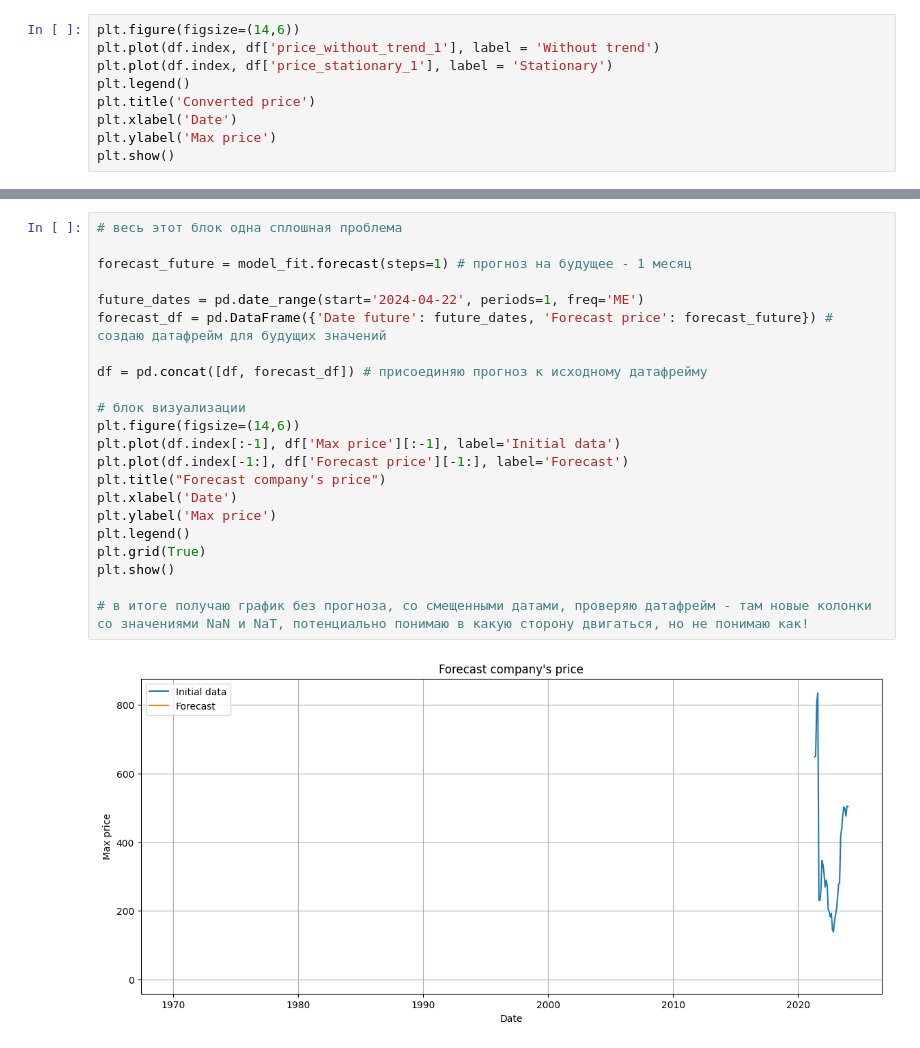
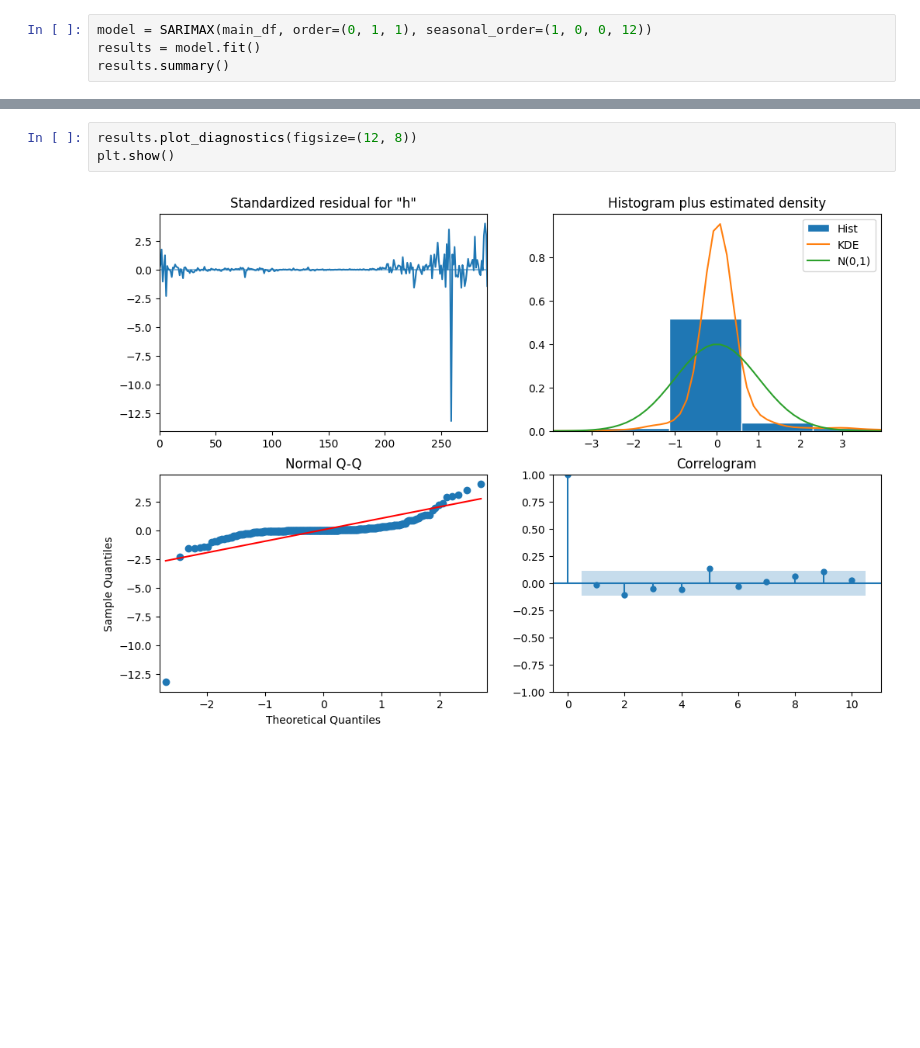
Before and after one commit to qqcof/datascience_project, a Jupyter notebook: forecast.ipynb, the cells around one changed output, grey strips where cells are left out. Saved outputs shown, nothing was run; the diff lists cells and outputs as text; blank space fills up the shorter version.

Commit message:
Изменен подход к обучению модели временных рядов и итоговому прогнозу

```diff
--- a/forecast.ipynb
+++ b/forecast.ipynb
@@ -77,10 +255,5 @@ df.dropna(inplace=True)
 # %%
-plt.figure(figsize=(14,6))
-plt.plot(df.index, df['price_without_trend_1'], label = 'Without trend')
-plt.plot(df.index, df['price_stationary_1'], label = 'Stationary')
-plt.legend()
-plt.title('Converted price')
-plt.xlabel('Date')
-plt.ylabel('Max price')
-plt.show()
+model = SARIMAX(main_df, order=(0, 1, 1), seasonal_order=(1, 0, 0, 12))
+results = model.fit()
+results.summary()
 # %% [output]
@@ -155,24 +296,5 @@ MAE: 0.039071869108587017
-# %%
-# весь этот блок одна сплошная проблема
-
-forecast_future = model_fit.forecast(steps=1) # прогноз на будущее - 1 месяц
-
-future_dates = pd.date_range(start='2024-04-22', periods=1, freq='ME')
-forecast_df = pd.DataFrame({'Date future': future_dates, 'Forecast price': forecast_future}) # создаю датафрейм для будущих значений
-
-df = pd.concat([df, forecast_df]) # присоединяю прогноз к исходному датафрейму
-
-# блок визуализации
-plt.figure(figsize=(14,6))
-plt.plot(df.index[:-1], df['Max price'][:-1], label='Initial data')
-plt.plot(df.index[-1:], df['Forecast price'][-1:], label='Forecast')
-plt.title("Forecast company's price")
-plt.xlabel('Date')
-plt.ylabel('Max price')
-plt.legend()
-plt.grid(True)
-plt.show()
-
-# в итоге получаю график без прогноза, со смещенными датами, проверяю датафрейм - там новые колонки со значениями NaN и NaT, потенциально понимаю в какую сторону двигаться, но не понимаю как!
-# %% [output]
-[figure, removed]
+# %%
+results.plot_diagnostics(figsize=(12, 8))
+plt.show()
+# %% [output]
+[figure, added]
```
Also changed, not shown: parts of 15 cells of this notebook.
